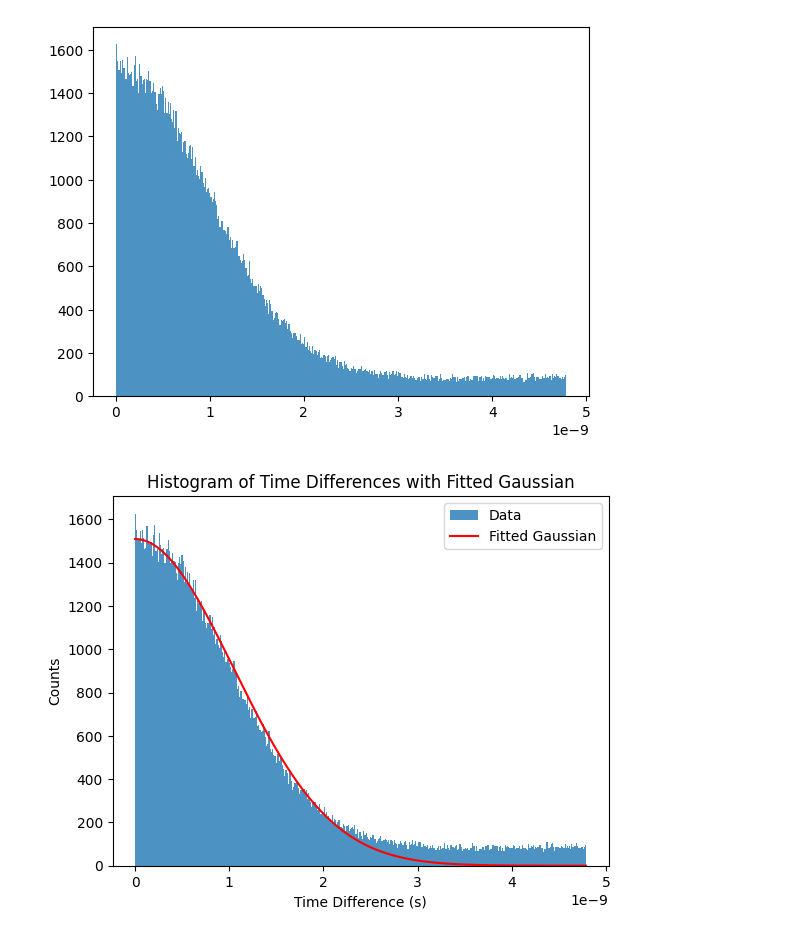
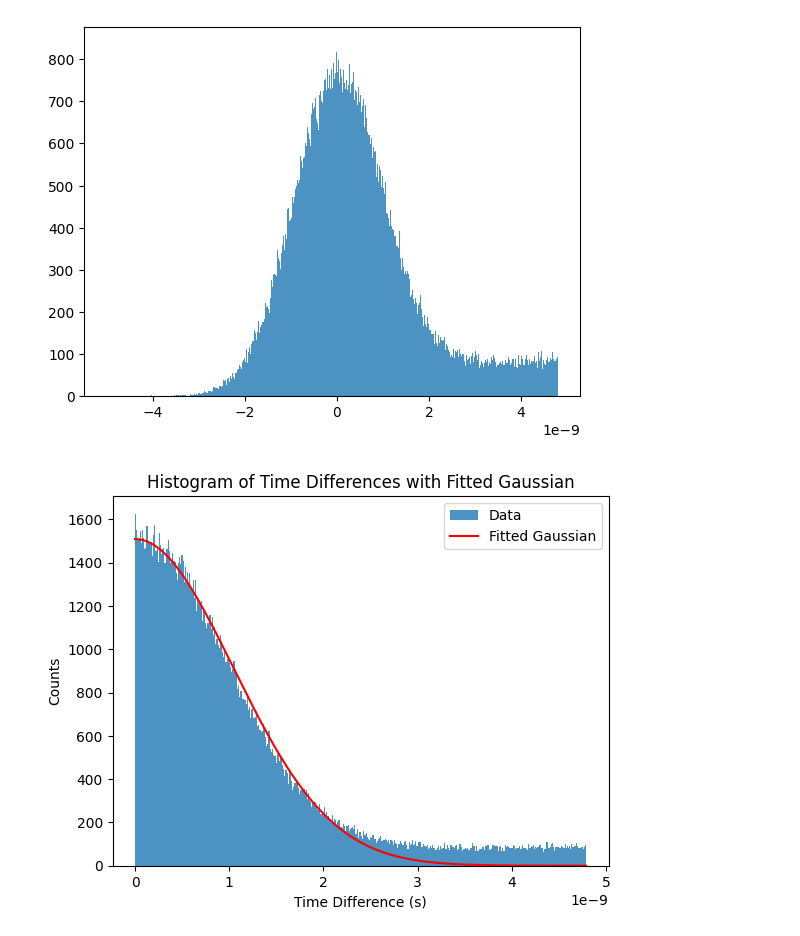
Before and after one commit to eeganr/petGATEsim, a Jupyter notebook: analysis/timehist.ipynb, the cells around one changed output. Cells and saved outputs as stored; diff of their text form; code cells hidden in the pictures.

```diff
--- a/analysis/timehist.ipynb
+++ b/analysis/timehist.ipynb
@@ -14,10 +14,10 @@ FILE_PREFIX = '/home/users/eeganr/petGATEsim/analysis/'
 COARSE_TIME = 1.6e-9
 FINE_TIME = 50e-12
 # %%
-with open('coincidences_real.pkl', 'rb') as f:
+with open('coinci_real.pkl', 'rb') as f:
     real = pickle.load(f)
 # %%
-with open('coincidences_sim.pkl', 'rb') as f:
+with open('coinci_sim.pkl', 'rb') as f:
     sim = pickle.load(f)
 # %%
 real['delta'] = real['time2'] - real['time1']
@@ -26,9 +35,9 @@ sim['delta'] = sim['time2'] - sim['time1']
 # %%
-bins = np.arange(0, 4.8e-9, 0.012e-9)
+bins = np.arange(-4.8e-9, 4.8e-9, 0.012e-9)
 plt.hist(sim['delta'], bins=bins, alpha = 0.8)
 plt.show()
 # %% [output]
-[figure, old version]
+[figure, new version]
 # %%
 # fit a gaussian to the histogram
 def gaussian(x, a, sigma):
```
Also changed, not shown: parts of 1 cell of this notebook.
